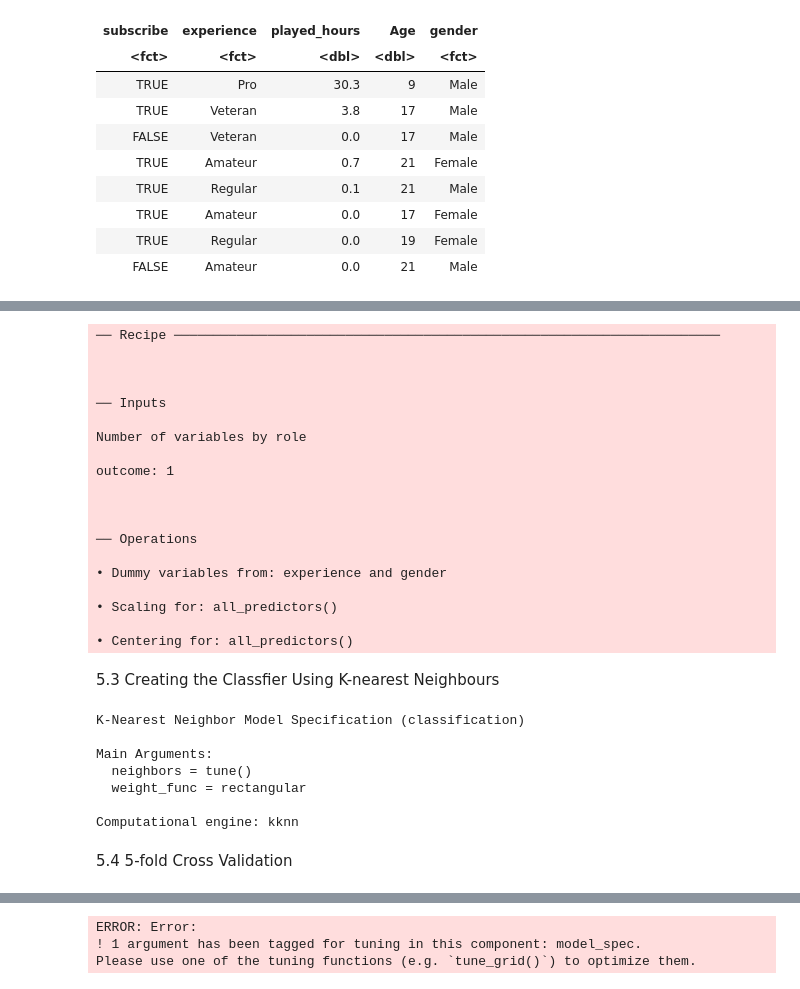
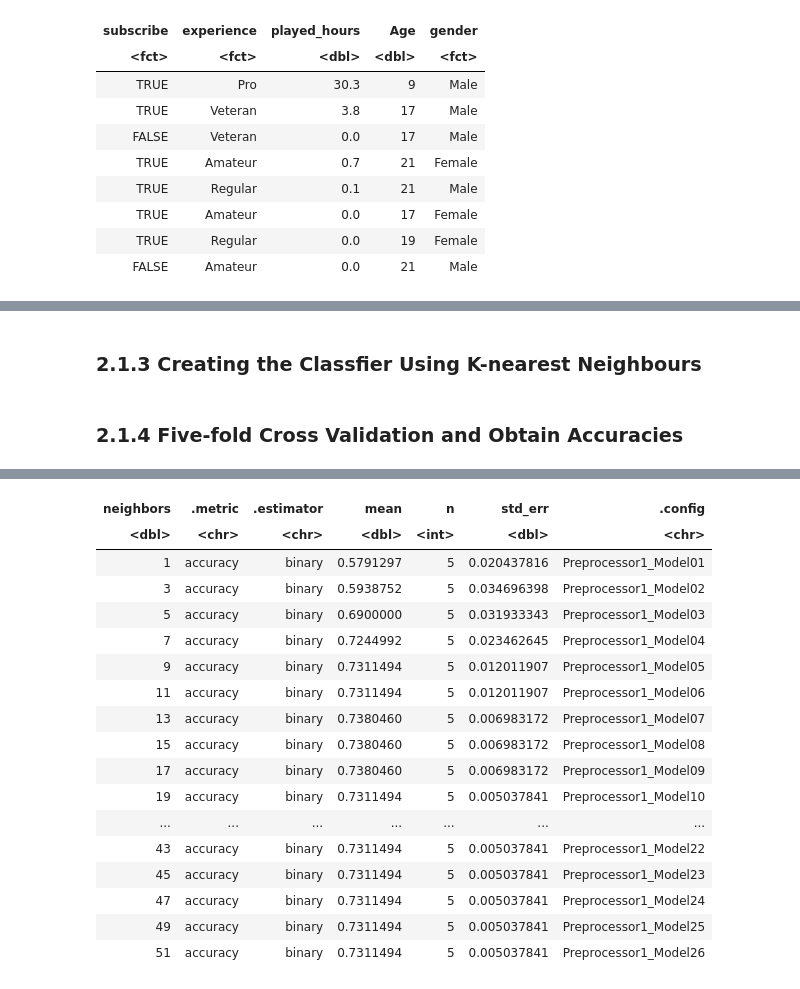
Before and after one commit to Tim-W36/DSCI-100-Group-30-Final-Project-Report-, a Jupyter notebook: proj_ind.ipynb, the cells around one changed output, grey strips where cells are left out. Cells and saved outputs as stored; diff of their text form; code cells hidden in the pictures.

```diff
--- a/proj_ind.ipynb
+++ b/proj_ind.ipynb
@@ -556,52 +530,32 @@ $ gender       <fct> Male, Male, Male, Female, Male, Non-binary, Male, Prefer
 # %%
 players_recipe <- recipe(subscribe ~ ., data = (players_train)) |>
     step_dummy(experience, gender) |> #step_dummy was used to convert these factor variables into encodings to be predictors
+    step_zv(all_predictors()) |>       #remove zero-variance columns
     step_scale(all_predictors()) |>
     step_center(all_predictors())
-players_recipe
-# %% [output]
-── Recipe ──────────────────────────────────────────────────────────────────────
-
-
-
-── Inputs
-
-Number of variables by role
-
-outcome: 1
-
-
-
-── Operations
-
-• Dummy variables from: experience and gender
-
-• Scaling for: all_predictors()
-
-• Centering for: all_predictors()
 # %% [markdown]
-5.3 Creating the Classfier Using K-nearest Neighbours
+### 2.1.3 Creating the Classfier Using K-nearest Neighbours
 # %%
 knn_tune <- nearest_neighbor(weight_func = "rectangular", neighbors = tune()) |> #Optimal numbers of K-nearest neighbours initially using the tune() function.
             set_engine("kknn") |> #knn engine is used for K-nearest Neighbours classification for straight-line distance.
             set_mode("classification") #classification mode is desired.
-knn_tune
+
+k_vals <- tibble(neighbors = seq(from = 1, to = 51, by = 2))
-# %% [output]
-K-Nearest Neighbor Model Specification (classification)
-
-Main Arguments:
-  neighbors = tune()
-  weight_func = rectangular
-
-Computational engine: kknn
 # %% [markdown]
-5.4 5-fold Cross Validation
+### 2.1.4 Five-fold Cross Validation and Obtain Accuracies
 # %%
 players_vfold <- vfold_cv(players_train, v = 5, strata = subscribe) #Splitting training data into 5 folds for cross validation
 # %%
-players_fit <- workflow() |>
+players_fit_results <- workflow() |>
              add_recipe(players_recipe) |>
              add_model(knn_tune) |>
-             fit_resamples(data = players_vfold)
-players_fit
+             tune_grid(
+                 resamples = players_vfold,
+                 grid      = k_vals) |>
+             collect_metrics()
+
+players_accuracies <- players_fit_results |>
+  filter(.metric == "accuracy")
+
+players_accuracies
 # %% [output]
@@ -610,3 +563,18 @@ Warning message:
-ERROR: Error:
-! 1 argument has been tagged for tuning in this component: model_spec.
-Please use one of the tuning functions (e.g. `tune_grid()`) to optimize them.
+| neighbors | .metric | .estimator | mean | n | std_err | .config |
+| <dbl> | <chr> | <chr> | <dbl> | <int> | <dbl> | <chr> |
+| 1 | accuracy | binary | 0.5791297 | 5 | 0.020437816 | Preprocessor1_Model01 |
+| 3 | accuracy | binary | 0.5938752 | 5 | 0.034696398 | Preprocessor1_Model02 |
+| 5 | accuracy | binary | 0.6900000 | 5 | 0.031933343 | Preprocessor1_Model03 |
+| 7 | accuracy | binary | 0.7244992 | 5 | 0.023462645 | Preprocessor1_Model04 |
+| 9 | accuracy | binary | 0.7311494 | 5 | 0.012011907 | Preprocessor1_Model05 |
+| 11 | accuracy | binary | 0.7311494 | 5 | 0.012011907 | Preprocessor1_Model06 |
+| 13 | accuracy | binary | 0.7380460 | 5 | 0.006983172 | Preprocessor1_Model07 |
+| 15 | accuracy | binary | 0.7380460 | 5 | 0.006983172 | Preprocessor1_Model08 |
+| 17 | accuracy | binary | 0.7380460 | 5 | 0.006983172 | Preprocessor1_Model09 |
+| 19 | accuracy | binary | 0.7311494 | 5 | 0.005037841 | Preprocessor1_Model10 |
+| ... | ... | ... | ... | ... | ... | ... |
+| 43 | accuracy | binary | 0.7311494 | 5 | 0.005037841 | Preprocessor1_Model22 |
+| 45 | accuracy | binary | 0.7311494 | 5 | 0.005037841 | Preprocessor1_Model23 |
+| 47 | accuracy | binary | 0.7311494 | 5 | 0.005037841 | Preprocessor1_Model24 |
+| 49 | accuracy | binary | 0.7311494 | 5 | 0.005037841 | Preprocessor1_Model25 |
+| 51 | accuracy | binary | 0.7311494 | 5 | 0.005037841 | Preprocessor1_Model26 |
```
Also changed, not shown: parts of 47 cells of this notebook.
